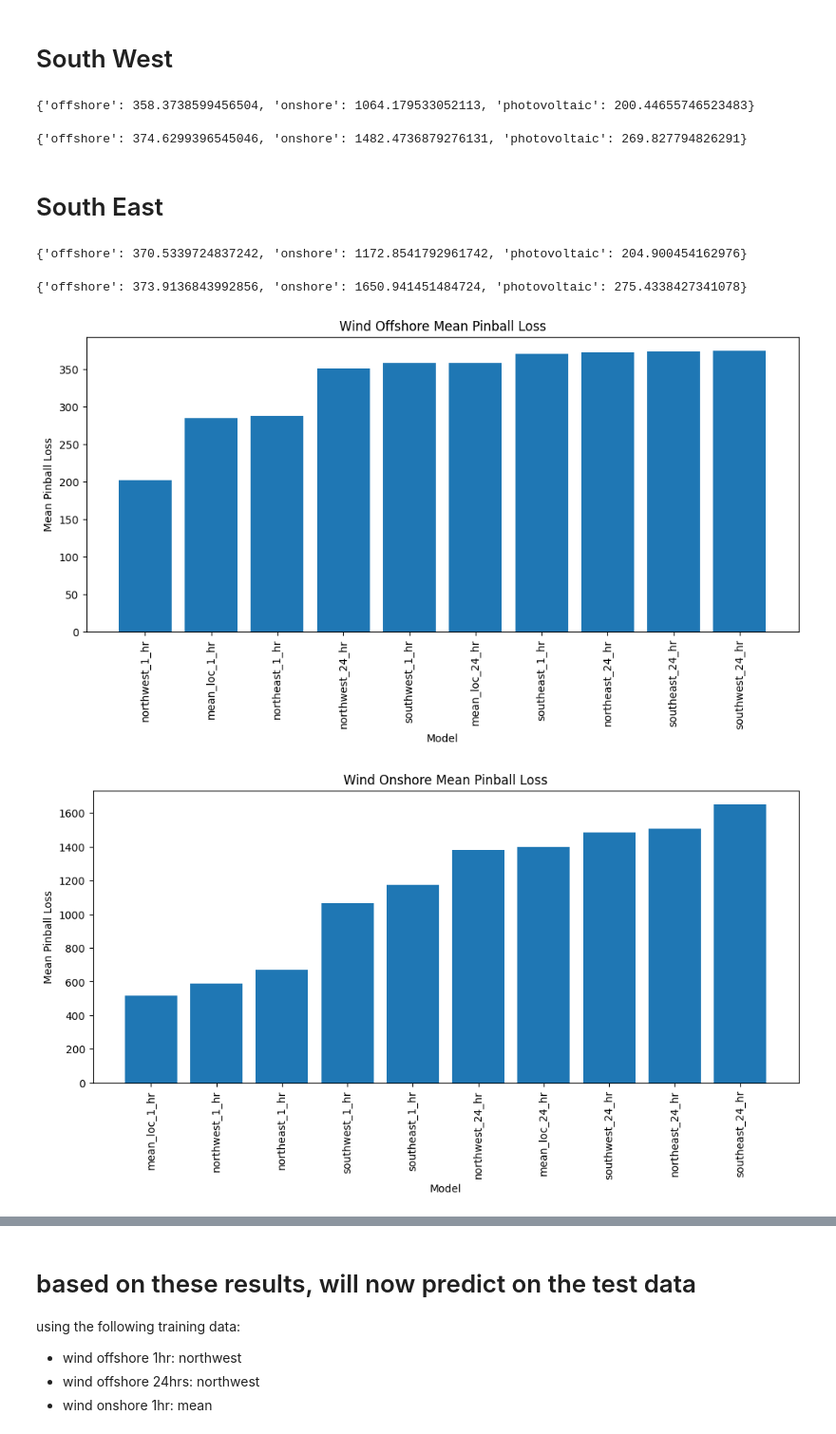
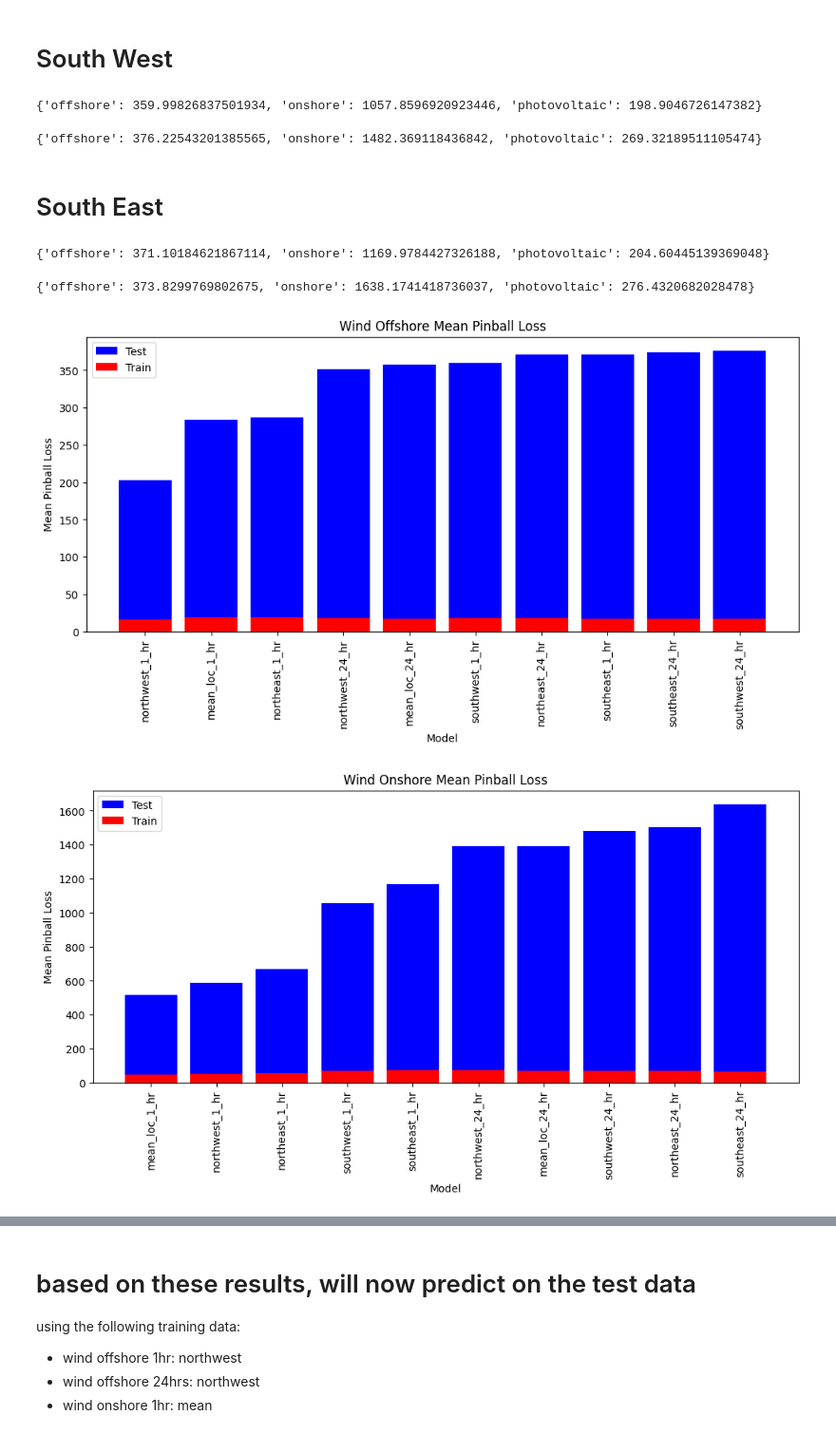
Before and after one commit to lolotta/ML-Renewable-Energy, a Jupyter notebook: train.ipynb, the cells around one changed output, grey strips where cells are left out. Shown at 95% size. Drawn from its saved outputs; the diff is of its cells as text; code cells hidden in the pictures.

```diff
--- a/train.ipynb
+++ b/train.ipynb
@@ -121,6 +128,7 @@ def train_and_predict(cv_combinations, quantiles):
 
 final_result = {}
 prediction_results = {}
+training_scores = {}
 
 training_data_one_hr = training_data.copy()
 
@@ -143,5 +151,5 @@ combinations = [
 
 quantiles = [0.025, 0.5, 0.975]
 
-final_result['mean_loc_1_hr'], prediction_results['mean_loc_1_hr'] = train_and_predict(combinations, quantiles)
+final_result['mean_loc_1_hr'], training_scores['mean_loc_1_hr'], prediction_results['mean_loc_1_hr'] = train_and_predict(combinations, quantiles)
 # %% [output]
@@ -301,9 +309,9 @@ combinations = [
     (pd.concat([training_data_2020, training_data_2021]), training_data_2019),
 ]
 
-final_result['southwest_1_hr'], prediction_results['southwest_1_hr'] = train_and_predict(combinations, quantiles)
+final_result['southwest_1_hr'], training_scores['southwest_1_hr'], prediction_results['southwest_1_hr'] = train_and_predict(combinations, quantiles)
 # %% [output]
-{'offshore': 358.3738599456504, 'onshore': 1064.179533052113, 'photovoltaic': 200.44655746523483}
+{'offshore': 359.99826837501934, 'onshore': 1057.8596920923446, 'photovoltaic': 198.9046726147382}
 # %%
 # # predict 24 hour in the future
 #take training data and shift targets by one hour
@@ -326,9 +334,9 @@ combinations = [
     (pd.concat([training_data_2020, training_data_2021]), training_data_2019),
 ]
 
-final_result['southwest_24_hr'], prediction_results['southwest_24_hr'] = train_and_predict(combinations, quantiles)
+final_result['southwest_24_hr'], training_scores['southwest_24_hr'], prediction_results['southwest_24_hr'] = train_and_predict(combinations, quantiles)
 # %% [output]
-{'offshore': 374.6299396545046, 'onshore': 1482.4736879276131, 'photovoltaic': 269.827794826291}
+{'offshore': 376.22543201385565, 'onshore': 1482.369118436842, 'photovoltaic': 269.32189511105474}
 # %% [markdown]
 # South East
 # %%
@@ -353,9 +361,9 @@ combinations = [
     (pd.concat([training_data_2020, training_data_2021]), training_data_2019),
 ]
 
-final_result['southeast_1_hr'], prediction_results['southeast_1_hr'] = train_and_predict(combinations, quantiles)
+final_result['southeast_1_hr'], training_scores['southeast_1_hr'], prediction_results['southeast_1_hr'] = train_and_predict(combinations, quantiles)
 # %% [output]
-{'offshore': 370.5339724837242, 'onshore': 1172.8541792961742, 'photovoltaic': 204.900454162976}
+{'offshore': 371.10184621867114, 'onshore': 1169.9784427326188, 'photovoltaic': 204.60445139369048}
 # %%
 # # predict 24 hour in the future
 #take training data and shift targets by one hour
@@ -378,9 +386,9 @@ combinations = [
     (pd.concat([training_data_2020, training_data_2021]), training_data_2019),
 ]
 
-final_result['southeast_24_hr'], prediction_results['southeast_24_hr'] = train_and_predict(combinations, quantiles)
+final_result['southeast_24_hr'], training_scores['southeast_24_hr'], prediction_results['southeast_24_hr'] = train_and_predict(combinations, quantiles)
 # %% [output]
-{'offshore': 373.9136843992856, 'onshore': 1650.941451484724, 'photovoltaic': 275.4338427341078}
+{'offshore': 373.8299769802675, 'onshore': 1638.1741418736037, 'photovoltaic': 276.4320682028478}
 # %%
 #print(final_result)
 #print(prediction_results)
@@ -392,38 +400,60 @@ df = df.reset_index()
 #df.columns = ['location', 'mean_pinball_loss']
 
 # make df longer for plotting
 df = pd.melt(df, id_vars=['index'], value_vars=['offshore', 'onshore', 'photovoltaic'])
 df = df.sort_values(by='value')
+
+df_train = pd.DataFrame(training_scores)
+df_train = df_train.T
+df_train = df_train.reset_index()
+
+df_train = pd.melt(df_train, id_vars=['index'], value_vars=['offshore', 'onshore', 'photovoltaic'])
+df_train = df_train.sort_values(by='value')
 # make plot for wind offshore
 df_wind_offshore = df[df['variable'] == 'offshore']
+df_train_wind_offshore = df_train[df_train['variable'] == 'offshore']
 plt.figure(figsize=(12, 5))
-plt.bar(df_wind_offshore['index'], df_wind_offshore['value'])
+plt.bar(df_wind_offshore['index'], df_wind_offshore['value'], color='blue')
+plt.bar(df_train_wind_offshore['index'], df_train_wind_offshore['value'], color='red')
 plt.xticks(rotation=90)
 plt.title('Wind Offshore Mean Pinball Loss')
 plt.ylabel('Mean Pinball Loss')
 plt.xlabel('Model')
-plt.show()
+plt.legend(['Test', 'Train'])
+
+plt.savefig('results/wind_offshore_mean_pinball_loss.png')
+
 
 df_wind_onshore = df[df['variable'] == 'onshore']
+df_train_wind_onshore = df_train[df_train['variable'] == 'onshore']
 plt.figure(figsize=(12, 5))
-plt.bar(df_wind_onshore['index'], df_wind_onshore['value'])
+plt.bar(df_wind_onshore['index'], df_wind_onshore['value'], color='blue')
+plt.bar(df_train_wind_onshore['index'], df_train_wind_onshore['value'], color='red')
 plt.xticks(rotation=90)
 plt.title('Wind Onshore Mean Pinball Loss')
 plt.ylabel('Mean Pinball Loss')
 plt.xlabel('Model')
-plt.show()
+plt.legend(['Test', 'Train'])
+
+
+plt.savefig('results/wind_onshore_mean_pinball_loss.png')
 
 df_photovoltaic = df[df['variable'] == 'photovoltaic']
+df_train_photovoltaic = df_train[df_train['variable'] == 'photovoltaic']
 plt.figure(figsize=(12, 5))
-plt.bar(df_photovoltaic['index'], df_photovoltaic['value'])
+plt.bar(df_photovoltaic['index'], df_photovoltaic['value'], color='blue')
+plt.bar(df_train_photovoltaic['index'], df_train_photovoltaic['value'], color='red')
 plt.xticks(rotation=90)
 plt.title('Photovoltaic Mean Pinball Loss')
 plt.ylabel('Mean Pinball Loss')
 plt.xlabel('Model')
-plt.show()
+plt.legend(['Test', 'Train'])
+
+plt.savefig('results/photovoltaic_mean_pinball_loss.png')
 
 
 df.to_csv('results/mean_pinball_loss.csv', index=False)
+df_train.to_csv('results/training_mean_pinball_loss.csv', index=False)
 # %% [output]
-[figure, old version]
+[figure, new version]
-[figure, old version]
+[figure, new version]
```
Also changed, not shown: parts of 18 cells of this notebook, 1 other file.
